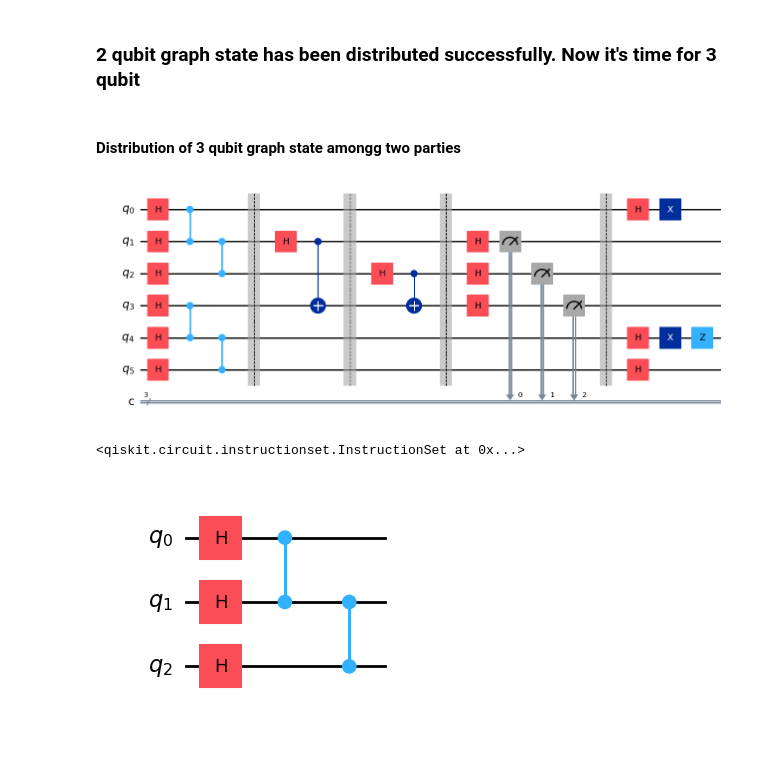
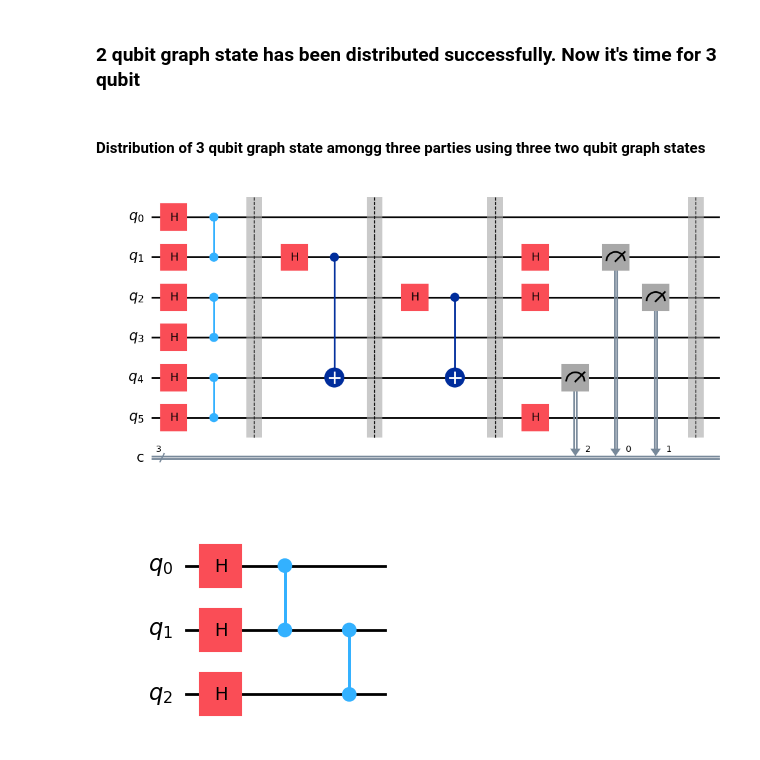
Before and after one commit to Soumyo2121/Quantum-Walk-Based-Entanglement-Distribution-in-Quantum-Networks, a Jupyter notebook: Graph State.ipynb, the cells around one changed output. Cells and saved outputs as stored; diff of their text form; code cells hidden in the pictures.

```diff
--- a/Graph State.ipynb
+++ b/Graph State.ipynb
@@ -81,44 +81,37 @@ print("<K4> =", expval(rho_end, K4))
 # %% [markdown]
 ### 2 qubit graph state has been distributed successfully. Now it's time for 3 qubit
 # %% [markdown]
-#### Distribution of 3 qubit graph state amongg two parties
+#### Distribution of 3 qubit graph state amongg three parties using three two qubit graph states
 # %%
 qc1 = QuantumCircuit(6,3)
 #creating 3qubit graph states
 qc1.h(0)
 qc1.h(1)
 qc1.h(2)
 qc1.h(3)
 qc1.h(4)
 qc1.h(5)
 qc1.cz(0,1)
-qc1.cz(1,2)
-qc1.cz(3,4)
+qc1.cz(2,3)
 qc1.cz(4,5)
 qc1.barrier()
 #Performing Quantum walk
 qc1.h(1)
-qc1.cx(1,3)
+qc1.cx(1,4)
 qc1.barrier()
 qc1.h(2)
-qc1.cx(2,3)
+qc1.cx(2,4)
 qc1.barrier()
 #Measurement
 qc1.h(1)
 qc1.h(2)
-qc1.h(3)
+qc1.h(5)
 qc1.measure(1,0)
 qc1.measure(2,1)
-qc1.measure(3,2)
+qc1.measure(4,2)
 qc1.barrier()
-#Local recovery operationqc1.h(1)
-qc1.h(0)
-qc1.x(0)
-qc1.h(4)
-qc1.x(4)
-qc1.h(5)
-qc1.z(4)
+
 #qc1
 qc1.draw('mpl')
 # %% [output]
-[figure, old version]
+[figure, new version]
@@ -139,4 +117,0 @@ with qc_ff.if_test((qc_ff.clbits[2], 1)):
-# %%
-qc1.save_statevector(label="psi1")
-# %% [output]
-<qiskit.circuit.instructionset.InstructionSet at 0x...>
```
Also changed, not shown: parts of 11 cells of this notebook, 1 other file.
